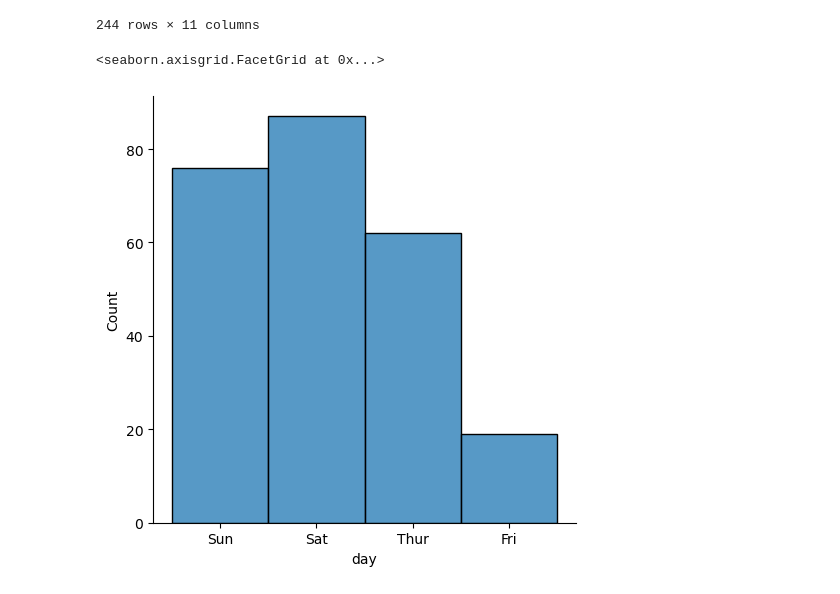
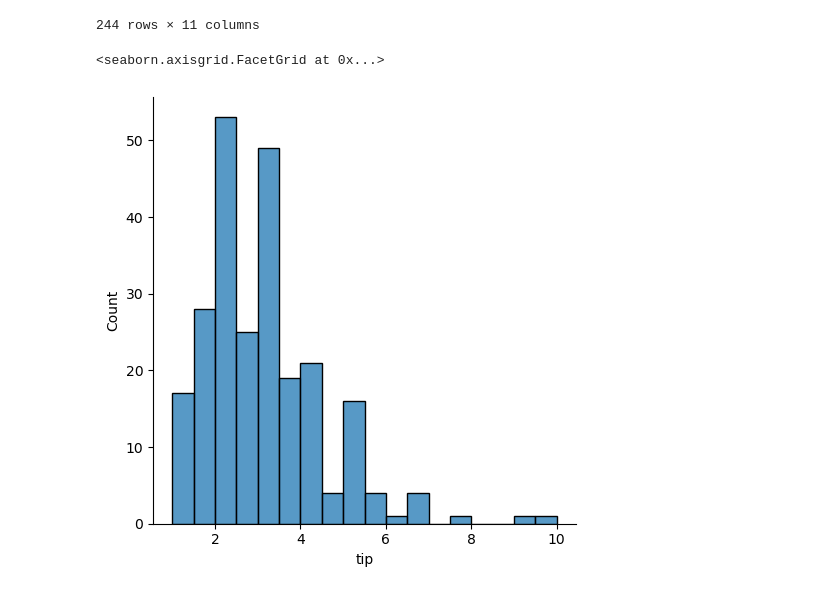
Before and after one commit to AyushVaZe67/Machine-Learning, a Jupyter notebook: Python/Seaborn/DistributionPlot.ipynb, the cells around one changed output. Cells and saved outputs as stored; diff of their text form; code cells hidden in the pictures.

```diff
--- a/Python/Seaborn/DistributionPlot.ipynb
+++ b/Python/Seaborn/DistributionPlot.ipynb
@@ -41,7 +41,7 @@ df
 | 243 | 18.78 | 3.00 | Female | No | Thur | Dinner | 2 | 9.39 | Michelle Hardin | ... |
 244 rows × 11 columns
 # %%
-sns.displot(data=df,x='day',kind='hist')
+sns.displot(data=df,x='tip',kind='hist')
 # %% [output]
 <seaborn.axisgrid.FacetGrid at 0x...>
-[figure, old version]
+[figure, new version]
```
Also changed, not shown: parts of 6 cells of this notebook.
